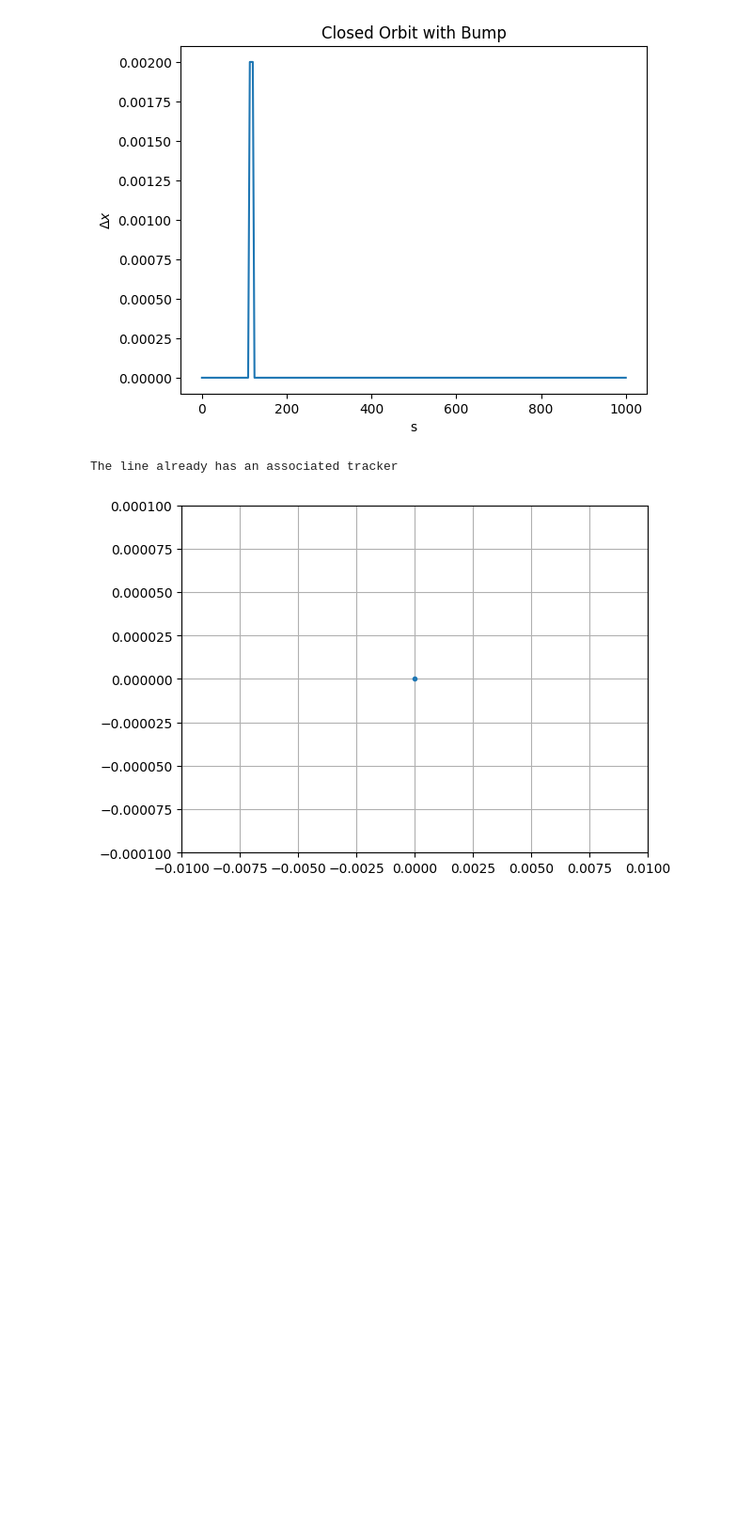
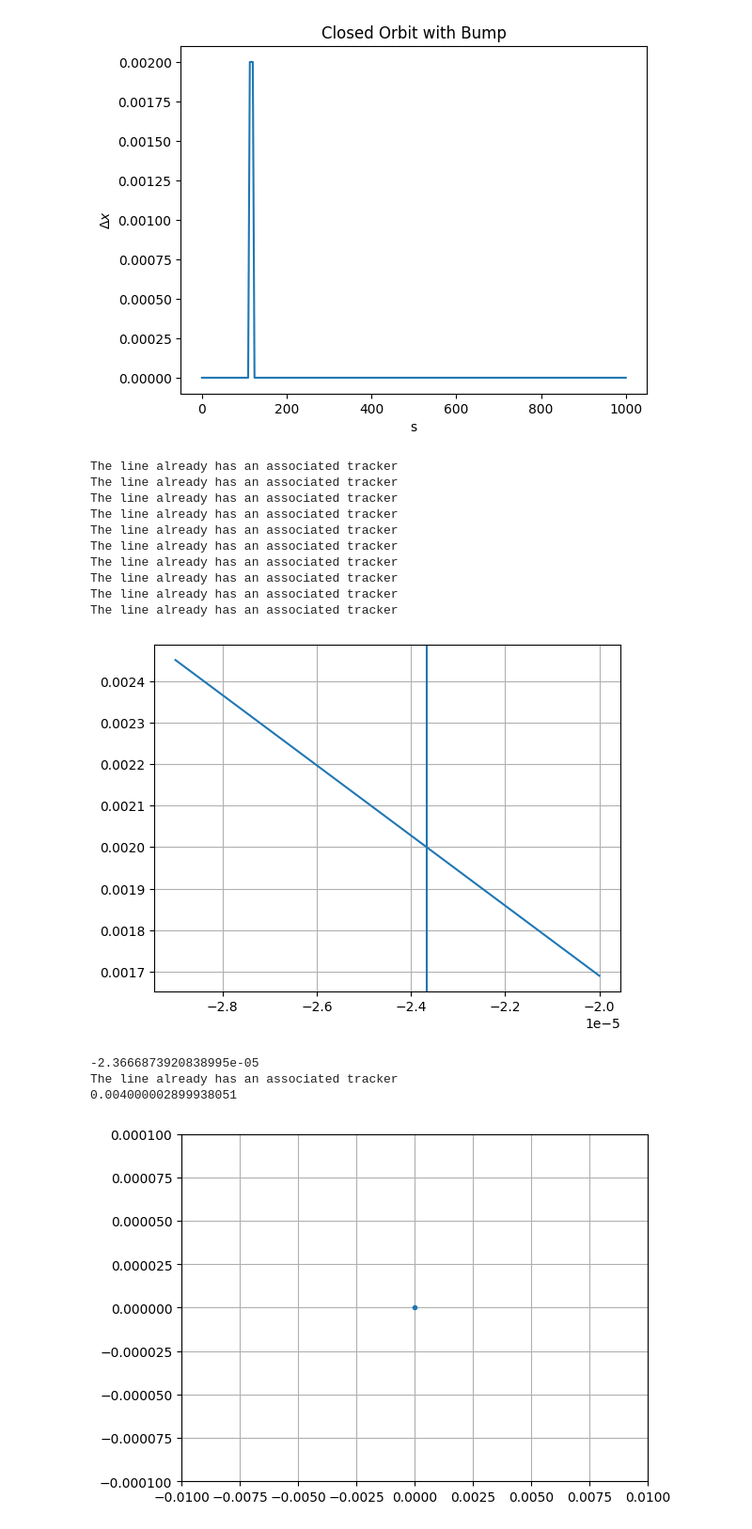
Before and after one commit to gornalexander/cas-beam-optics, a Jupyter notebook: Group_Oleksandr.ipynb, the cells around one changed output. Shown at 94% size. Drawn from its saved outputs; the diff is of its cells as text; code cells hidden in the pictures; blank space fills up the shorter version.

```diff
--- a/Group_Oleksandr.ipynb
+++ b/Group_Oleksandr.ipynb
@@ -222,6 +232,40 @@ plt.title("Closed Orbit with Bump")
 plt.show()
 # %% [output]
 [figure]
+# %%
+kick_strengths = []
+deviations = []
+for k in np.arange(-0.00002, -0.00003, -0.000001):
+    particles = line.build_particles(num_particles=1)
+
+    line.vars['ext_kicker_angle'] = k
+
+    line.build_tracker()
+    line.track(particles=particles, num_turns=1, turn_by_turn_monitor='ONE_TURN_EBE')
+
+    kick_strengths.append(k)
+    record = line.record_last_track
+    deviations.append(record.x[0][32])
+
+p = np.polyfit(deviations, kick_strengths, 1)
+#transfer = np.mean(np.array(kick_strengths) / (np.array(deviations) - 0.002))
+transfer = np.mean((np.array(deviations) - 0.002) / np.array(kick_strengths))
+kick_strength = 0.002 / transfer
+plt.axvline(kick_strength)
+plt.plot(kick_strengths, np.array(deviations) - 0.002)
+plt.grid()
+# %% [output]
+The line already has an associated tracker
+The line already has an associated tracker
+The line already has an associated tracker
+The line already has an associated tracker
+The line already has an associated tracker
+The line already has an associated tracker
+The line already has an associated tracker
+The line already has an associated tracker
+The line already has an associated tracker
+The line already has an associated tracker
+[figure, added]
 # %%
 #particles = line.build_particles(nemitt_x=1e-9, nemitt_y=1e-9, num_particles=100)
 #particles = line.build_particles(x=0, y=0, px=0, py=0, zeta=0, delta=0, num_particles=1)
@@ -231,9 +275,16 @@ particles = line.build_particles(x_norm=np.random.normal(0.0, 1.0, 1000), px_nor
 particles = line.build_particles(num_particles=1)
 # %%
-line.vars['ext_kicker_angle']=-0.00001
+line.vars['ext_kicker_angle'] = kick_strength
+
+print(kick_strength)
 
 line.build_tracker()
 line.track(particles=particles, num_turns=1, turn_by_turn_monitor='ONE_TURN_EBE')
+record = line.record_last_track
+
+print(record.x[0][32])
 # %% [output]
+-2.3666873920838995e-05
 The line already has an associated tracker
+0.004000002899938051
 # %%
```
Also changed, not shown: parts of 13 cells of this notebook.
